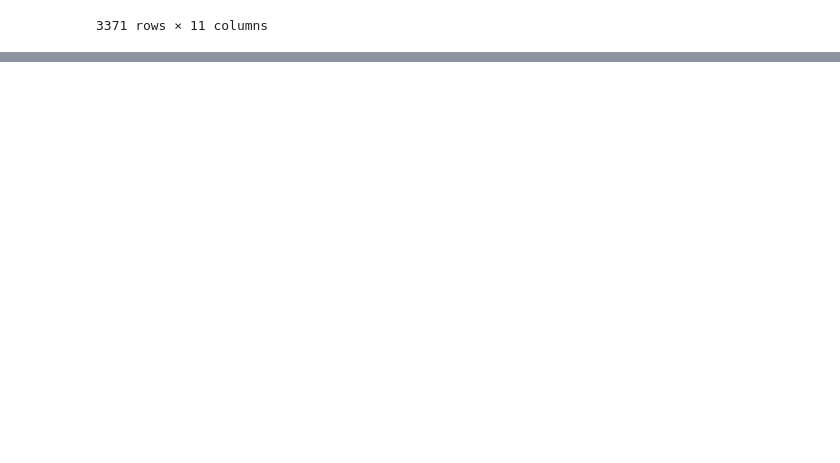
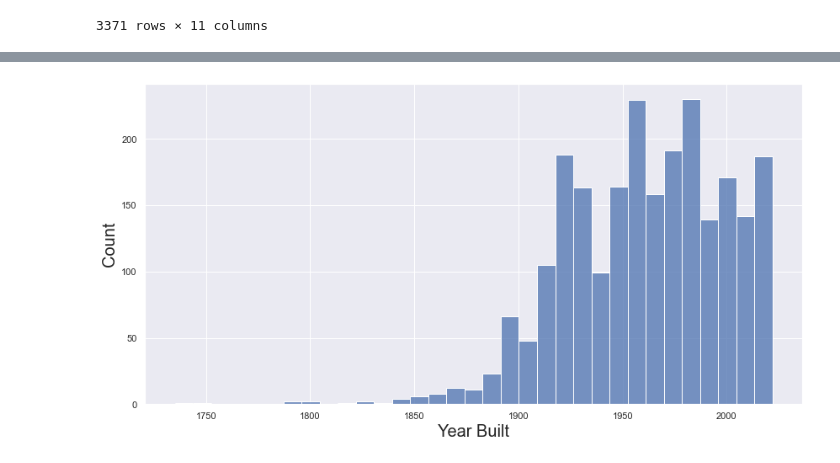
Before and after one commit to cjunhyuk/housing_capstone, a Jupyter notebook: EDA.ipynb, the cells around one changed output, grey strips where cells are left out. Saved outputs shown, nothing was run; the diff lists cells and outputs as text; code cells hidden in the pictures; blank space fills up the shorter version.

Commit message:
added histogram of years for visual representation

```diff
--- a/EDA.ipynb
+++ b/EDA.ipynb
@@ -259,0 +270,3 @@ modeldf
+# %%
+modeldf.dropna(inplace=True)
+modeldf.info()
@@ -259,0 +292,3 @@ modeldf
+# %%
+yeardrop = modeldf.loc[modeldf.yearBuilt != 0]
+yeardrop.info()
@@ -259,0 +326,8 @@ modeldf
+# %%
+sns.set(rc={'figure.figsize':(14,7)})
+# %%
+yearhist = sns.histplot(data = yeardrop, x = 'yearBuilt')
+yearhist.set_xlabel('Year Built', fontsize = 20)
+yearhist.set_ylabel('Count', fontsize = 20);
+# %% [output]
+[figure, added]
```
Also changed, not shown: parts of 8 cells of this notebook.
